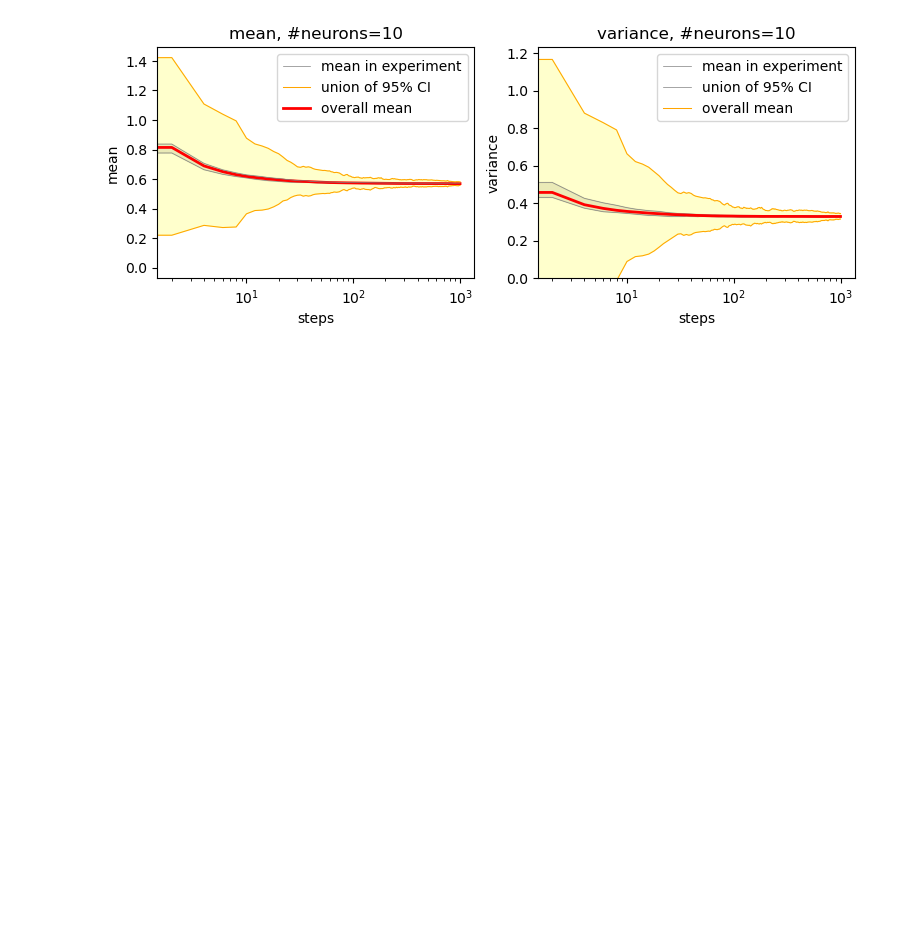
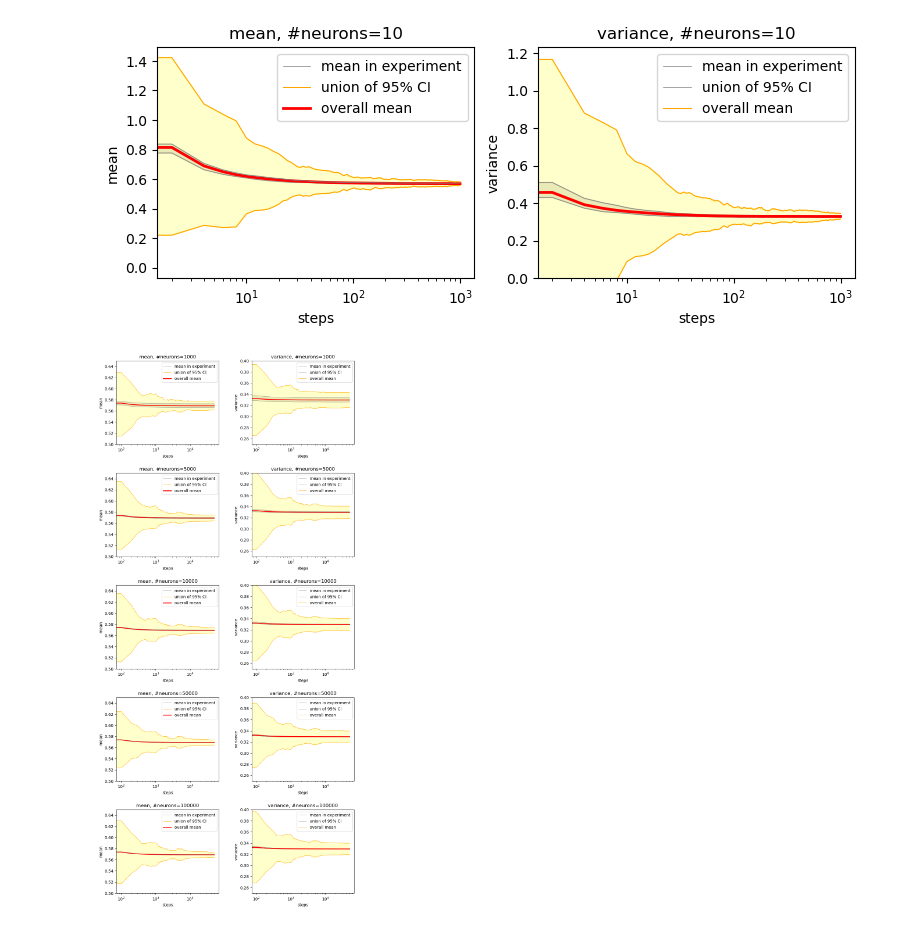
Before and after one commit to Samuel-CHLam/rnn_ergodicity, a Jupyter notebook: hidden_layer_ergodicity_final_time_avg.ipynb, the cells around one changed output. Drawn from its saved outputs; the diff is of its cells as text; code cells hidden in the pictures; blank space fills up the shorter version.

Commit message:
updated simulation files

```diff
--- a/hidden_layer_ergodicity_final_time_avg.ipynb
+++ b/hidden_layer_ergodicity_final_time_avg.ipynb
@@ -21,5 +21,5 @@ max_time = 1000
 # %%
-output_df = pd.read_csv(f"./output/simulation_n_neurons_{n_neurons}_max_time_{max_time}_rolling_mean")
+output_df = pd.read_csv(f"./output/simulation_n_neurons_{n_neurons}_max_time_{max_time}_n_paths_20_rolling_mean")
 # %%
 time_arr = output_df["time_arr"]
 overall_mean_mean_h = output_df["overall_mean_mean_h"]
@@ -98,3 +98,56 @@ ax[1].legend(["mean in experiment", "union of 95% CI", "overall mean"])
 # %% [output]
 <matplotlib.legend.Legend at 0x...>
 [figure]
+# %%
+fig, ax = plt.subplots(nrows=5, ncols=2, figsize=(10,20))
+fig.tight_layout(pad=5)
+n_neurons_arr = [1000,5000,10000,50000,100000]
+max_time_arr = [50000] * 5
+sample = 10
+
+for i in range(5):
+    output_df = pd.read_csv(f"./output/simulation_n_neurons_{n_neurons_arr[i]}_max_time_{max_time_arr[i]}_n_paths_20_rolling_mean")
+
+    time_arr = output_df["time_arr"]
+    overall_mean_mean_h = output_df["overall_mean_mean_h"]
+    overall_mean_std_h = output_df["overall_mean_std_h"]
+    overall_var_mean_h = output_df["overall_var_mean_h"]
+    overall_var_std_h = output_df["overall_var_std_h"]
+    lower_mean_h = output_df["lower_mean_h"]
+    upper_mean_h = output_df["upper_mean_h"]
+    union_lower_mean_h = output_df["union_lower_mean_h"]
+    union_upper_mean_h = output_df["union_upper_mean_h"]
+    lower_var_h = output_df["lower_var_h"]
+    upper_var_h = output_df["upper_var_h"]
+    union_lower_var_h = output_df["union_lower_var_h"]
+    union_upper_var_h = output_df["union_upper_var_h"]
+
+    ax[i][0].plot(time_arr, lower_mean_h, color="grey", linewidth=.5)
+    ax[i][0].plot(time_arr, union_lower_mean_h, color="orange", linewidth=.75)
+    ax[i][0].plot(time_arr, overall_mean_mean_h, color="red", linewidth=2)
+    ax[i][0].plot(time_arr, upper_mean_h, color="grey", linewidth=.5)
+    ax[i][0].plot(time_arr, union_upper_mean_h, color="orange", linewidth=.75)
+    ax[i][0].fill_between(time_arr, lower_mean_h, upper_mean_h, color="grey", alpha=0.2)
+    ax[i][0].fill_between(time_arr, union_lower_mean_h, union_upper_mean_h, color="yellow", alpha=0.2)
+    ax[i][0].set_ylim([0.5, 0.65])
+    ax[i][0].set_xscale("log")
+    ax[i][0].set_xlabel("steps")
+    ax[i][0].set_ylabel("mean")
+    ax[i][0].set_title(f"mean, #neurons={n_neurons_arr[i]}")
+    ax[i][0].legend(["mean in experiment", "union of 95% CI", "overall mean"])
+
+    ax[i][1].plot(time_arr, lower_var_h, color="grey", linewidth=.5)
+    ax[i][1].plot(time_arr, upper_var_h, color="grey", linewidth=.5)
+    ax[i][1].plot(time_arr, union_lower_var_h, color="orange", linewidth=.75)
+    ax[i][1].plot(time_arr, union_upper_var_h, color="orange", linewidth=.75)
+    ax[i][1].plot(time_arr, overall_var_mean_h, color="red", linewidth=2)
+    ax[i][1].fill_between(time_arr, lower_var_h, upper_var_h, color="grey", alpha=0.2)
+    ax[i][1].fill_between(time_arr, union_lower_var_h, union_upper_var_h, color="yellow", alpha=0.2)
+    ax[i][1].set_ylim([0.25, 0.4])
+    ax[i][1].set_xscale("log")
+    ax[i][1].set_xlabel("steps")
+    ax[i][1].set_ylabel("variance")
+    ax[i][1].set_title(f"variance, #neurons={n_neurons_arr[i]}")
+    ax[i][1].legend(["mean in experiment", "union of 95% CI", "overall mean"])
+# %% [output]
+[figure, added]
```
Also changed, not shown: parts of 1 cell of this notebook, 4 other files.
